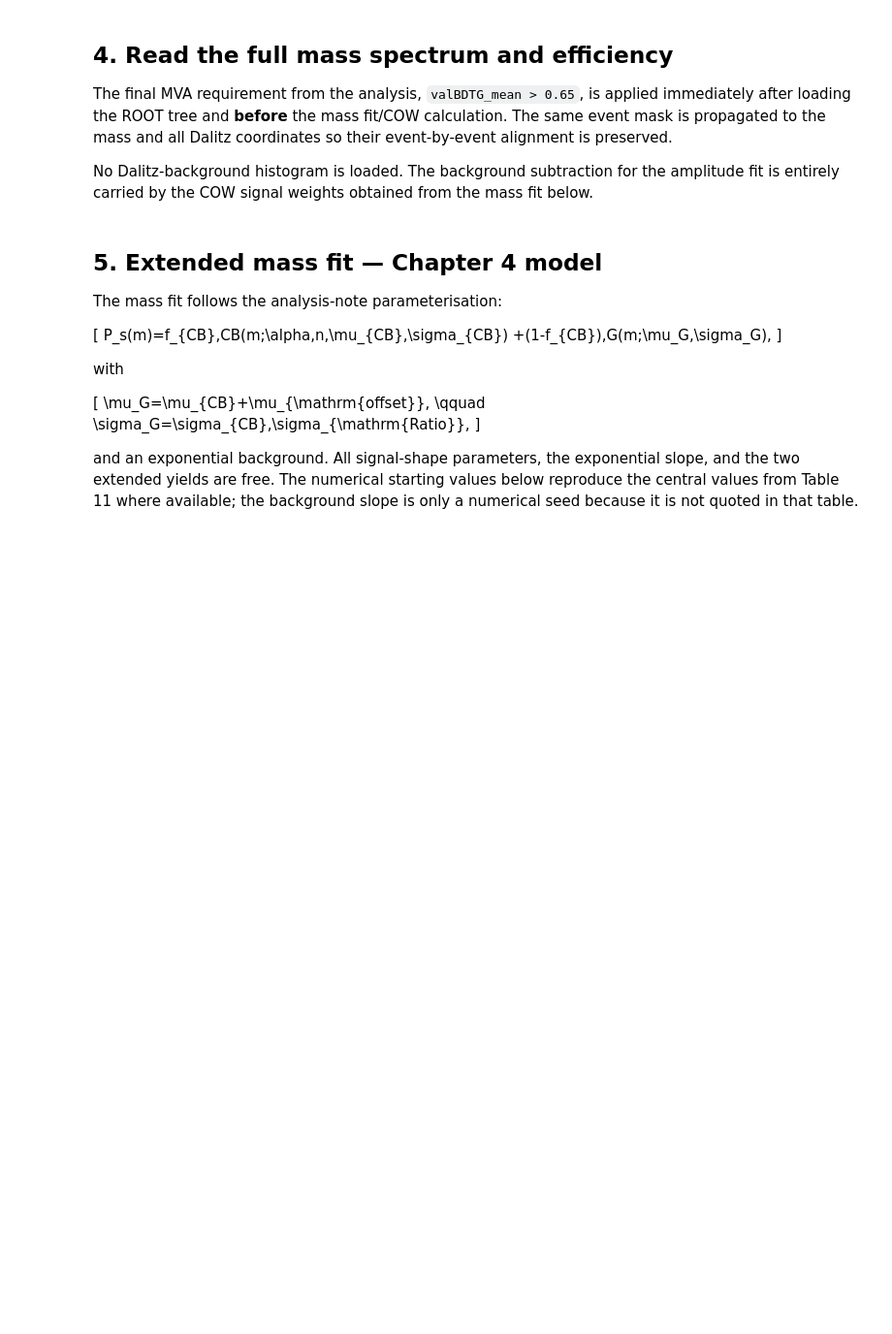
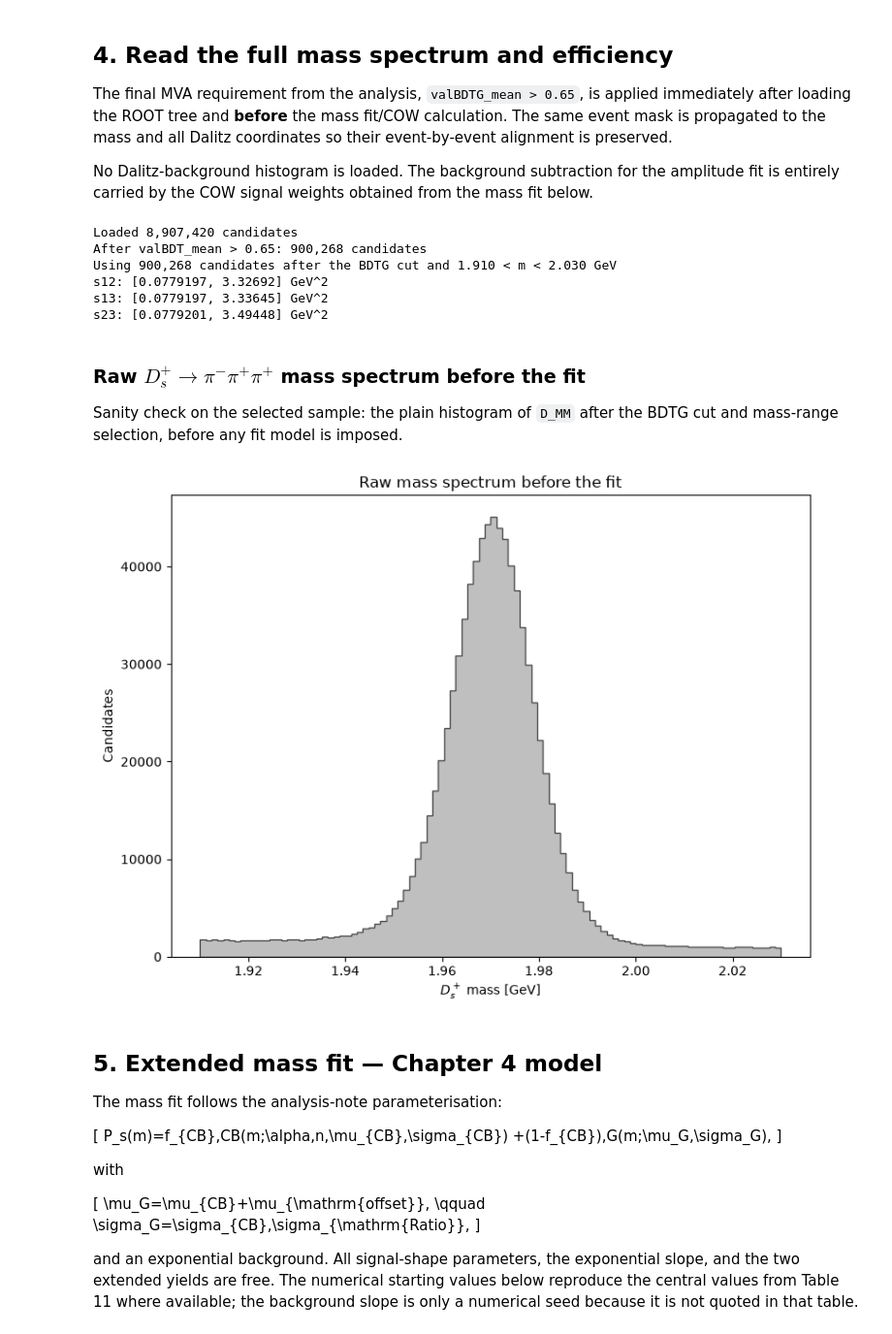
Before and after one commit to JuanBSLeite/DalitzPlotFitter, a Jupyter notebook: notebooks/examples/ds_pipipi_lhcb2023_goofit_real_data_fit_cow_sweights.ipynb, the cells around one changed output. Shown at 97% size. Saved outputs shown, nothing was run; the diff lists cells and outputs as text; code cells hidden in the pictures; blank space fills up the shorter version.

```diff
--- a/notebooks/examples/ds_pipipi_lhcb2023_goofit_real_data_fit_cow_sweights.ipynb
+++ b/notebooks/examples/ds_pipipi_lhcb2023_goofit_real_data_fit_cow_sweights.ipynb
@@ -51,14 +54,14 @@ Install the optional sPlot/COW dependency with `python -m pip install -e ".[splo
 
 The ROOT branches are read in one call so the mass values and Dalitz coordinates stay event-by-event aligned. `MASS_TO_GEV` is explicit rather than inferred: keep `1e-3` for a mass branch stored in MeV and change it to `1.0` if the branch is already in GeV.
 # %%
-DATA_FILE = Path('/home/juan-leite/Work/data/DsPPP_SignalRegion_AllSelectionCuts_Splot_FReweighted_MeanMVA_95.root')
+DATA_FILE = Path('/home/juan-leite/Work/data/DsPPP_FullData_AllSelectionCuts_Splot_FReweighted_MeanMVA.root')
 DATA_TREE = 'DecayTree'
 
 S12_BRANCH = 's12_pipi_DTF'
 S13_BRANCH = 's13_pipi_DTF'
 S23_BRANCH = 's23_pipi_DTF'
-MASS_BRANCH = 'Ds_M'  # change to the mass branch in the full-spectrum sample
-BDTG_BRANCH = 'valBDTG_mean'
+MASS_BRANCH = 'D_MM'  # change to the mass branch in the full-spectrum sample
+BDTG_BRANCH = 'valBDT_mean'
 BDTG_MIN = 0.65
 
 MASS_TO_GEV = 1e-3    # use 1.0 if MASS_BRANCH is already in GeV
@@ -230,6 +236,27 @@ print(
 for name in ('s12', 's13', 's23'):
     values = np.asarray(getattr(data, name))
     print(f'{name}: [{values.min():.6g}, {values.max():.6g}] GeV^2')
+# %% [output]
+Loaded 8,907,420 candidates
+After valBDT_mean > 0.65: 900,268 candidates
+Using 900,268 candidates after the BDTG cut and 1.910 < m < 2.030 GeV
+s12: [0.0779197, 3.32692] GeV^2
+s13: [0.0779197, 3.33645] GeV^2
+s23: [0.0779201, 3.49448] GeV^2
+# %% [markdown]
+### Raw $D_s^+\to\pi^-\pi^+\pi^+$ mass spectrum before the fit
+
+Sanity check on the selected sample: the plain histogram of `D_MM` after the BDTG cut and mass-range selection, before any fit model is imposed.
+# %%
+fig, ax = plt.subplots(figsize=(8, 6))
+ax.hist(mass, bins=100, range=MASS_RANGE_GEV, histtype='stepfilled', color='0.75', edgecolor='0.3')
+ax.set_xlabel(r'$D_s^+$ mass [GeV]')
+ax.set_ylabel('Candidates')
+ax.set_title('Raw mass spectrum before the fit')
+fig.tight_layout()
+plt.show()
+# %% [output]
+[figure, added]
 # %% [markdown]
 ## 5. Extended mass fit — Chapter 4 model
 
```
Also changed, not shown: parts of 2 cells of this notebook.
